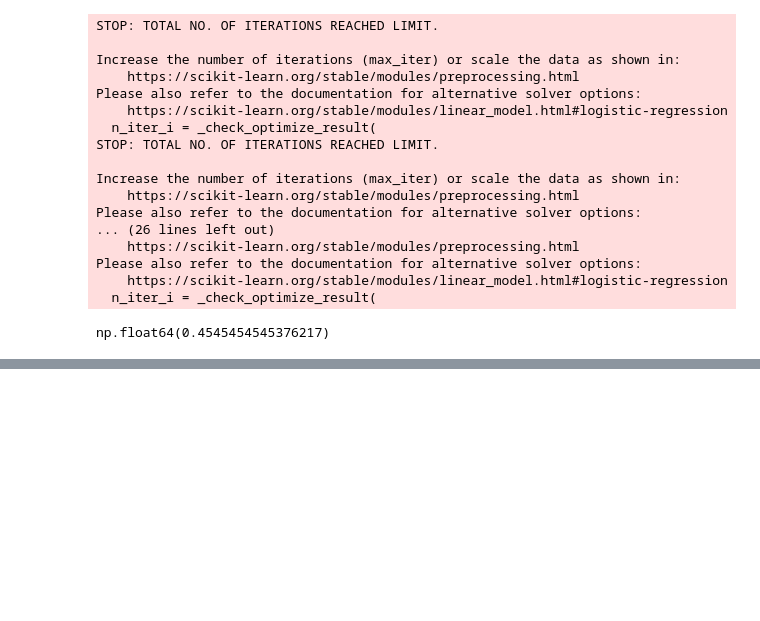
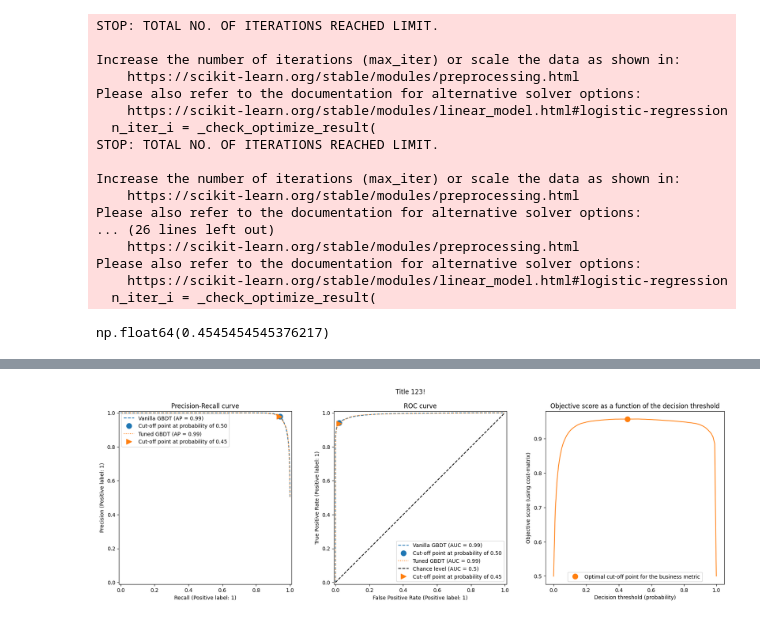
Before and after one commit to goncvlo/Fraud, a Jupyter notebook: main.ipynb, the cells around one changed output, grey strips where cells are left out. Drawn from its saved outputs; the diff is of its cells as text; code cells hidden in the pictures; blank space fills up the shorter version.

```diff
--- a/main.ipynb
+++ b/main.ipynb
@@ -216,7 +249,9 @@ def plot_roc_pr_curves(vanilla_model, tuned_model, *, title):
     fig.suptitle(title)
 # %%
 title = "Title 123!"
-plot_roc_pr_curves(clf.model, tuned_clf, title=title)
+plot_roc_pr_curves(clf.model, tuned_clf.model, title=title)
+# %% [output]
+[figure, added]
 # %%
 from src.visuals.boundary import plot_boundary
 
```
Also changed, not shown: parts of 7 cells of this notebook.
